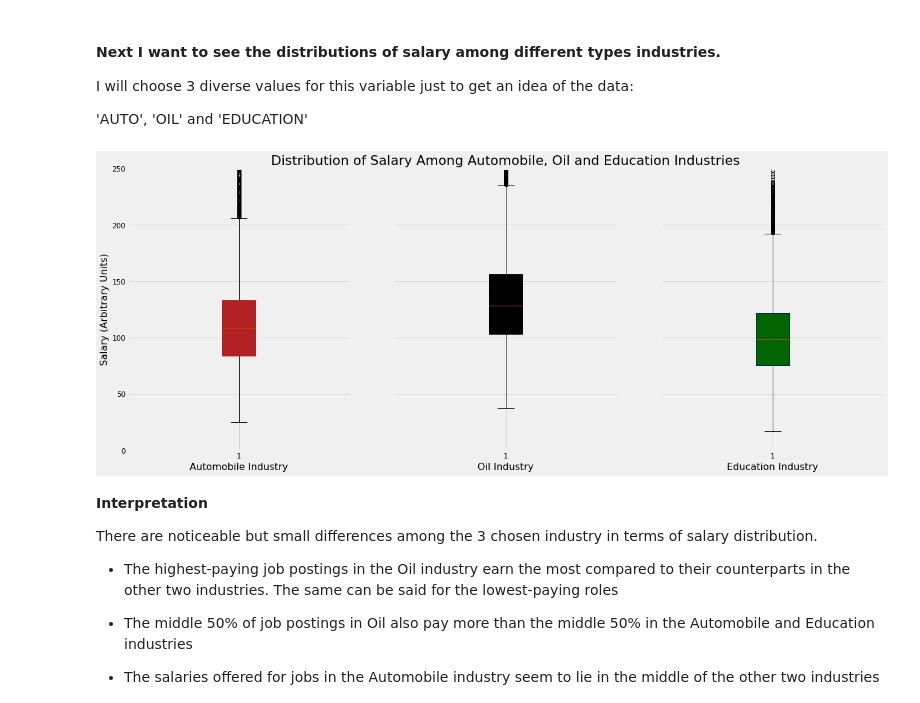
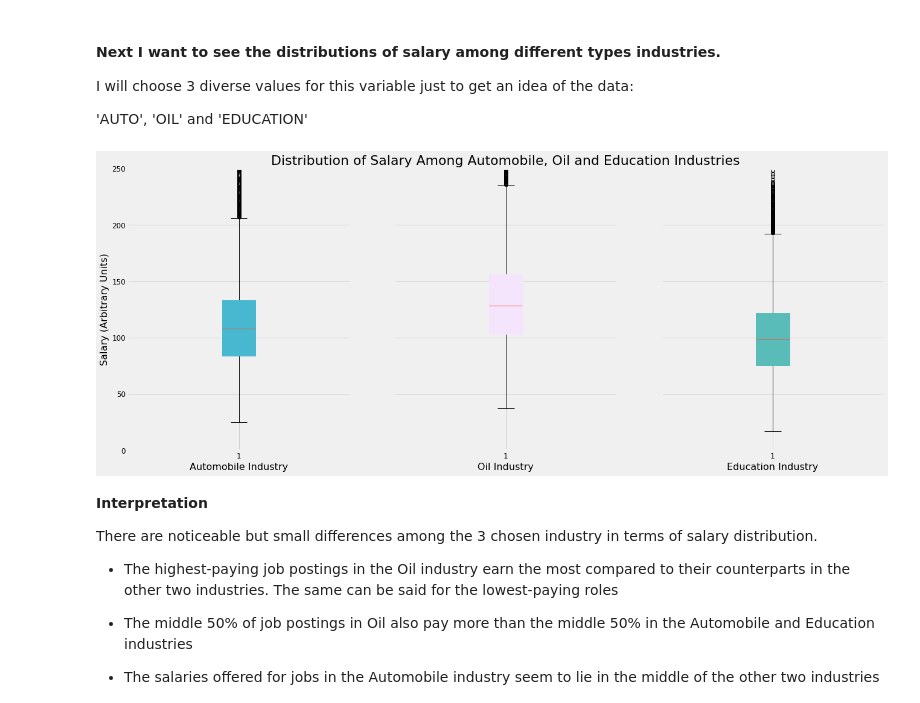
Before and after one commit to Taimur-Shabbir/salary-prediction, a Jupyter notebook: Notebook.ipynb, the cells around one changed output. Saved outputs shown, nothing was run; the diff lists cells and outputs as text; code cells hidden in the pictures.

```diff
--- a/Notebook.ipynb
+++ b/Notebook.ipynb
@@ -257,37 +257,37 @@ education_salary_df = data_combined.loc[(data_combined['industry'] == 'EDUCATION
 # create plots
 
 fig, (ax1, ax2, ax3) = plt.subplots(nrows = 1, ncols = 3, figsize = (20, 8), sharey = True)
 
 
 
 ax1.boxplot(auto_salary_df['salary'], patch_artist = True,
-            boxprops=dict(facecolor= 'firebrick', color='firebrick'))
+            boxprops=dict(facecolor= '#48B8D0', color='#48B8D0'))
 
 ax1.set_xlabel('Automobile Industry', fontsize = 16)
 ax1.set_ylabel('Salary (Arbitrary Units)', fontsize = 16)
 ax1.tick_params(axis = 'both', which = 'major', labelsize = 12)
 ax1.set_ylim(0, 250)
 
 
 ax2.boxplot(oil_salary_df['salary'], patch_artist = True,
-            boxprops = dict(facecolor = 'black', color = 'black'))
+            boxprops = dict(facecolor = '#F5E5FC', color = '#F5E5FC'))
 
 ax2.set_xlabel('Oil Industry', fontsize = 16)
 ax2.tick_params(axis = 'both', which = 'major', labelsize = 12)
 
 
 ax3.boxplot(education_salary_df['salary'], patch_artist = True,
-            boxprops = dict(facecolor = 'darkgreen', color = 'navy'))
+            boxprops = dict(facecolor = '#5ABCB9', color = '#5ABCB9'))
 
 ax3.set_xlabel('Education Industry', fontsize = 16)
 ax3.tick_params(axis = 'both', which = 'major', labelsize = 12)
 
 
 ax2.set_title('Distribution of Salary Among Automobile, Oil and Education Industries', fontsize = 22)
 
 ax1.tick_params(axis = 'both', which = 'major', labelsize = 12)
 # %% [output]
-[figure, old version]
+[figure, new version]
 # %% [markdown]
 **Interpretation**
 
```
Also changed, not shown: parts of 28 cells of this notebook.
